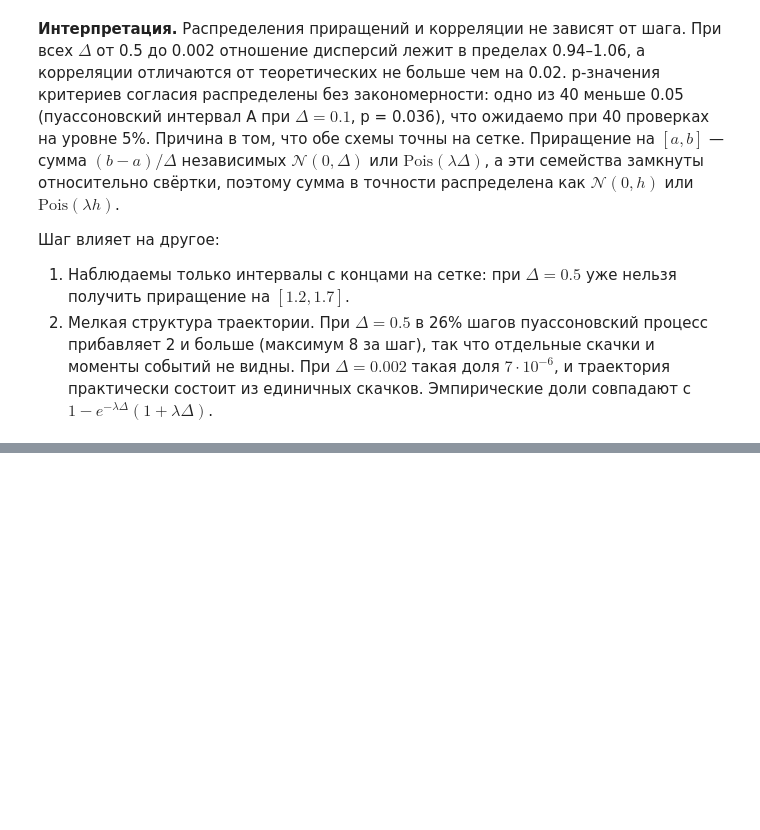
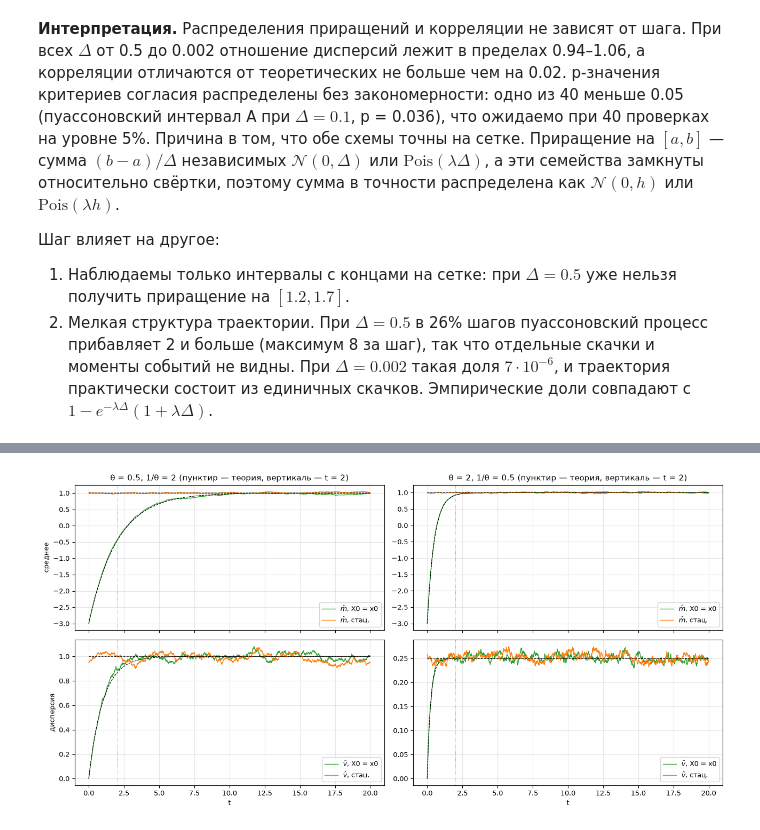
Before and after one commit to paulhowever/vr, a Jupyter notebook: lab1.ipynb, the cells around one changed output, grey strips where cells are left out. Drawn from its saved outputs; the diff is of its cells as text; code cells hidden in the pictures; blank space fills up the shorter version.

```diff
--- a/lab1.ipynb
+++ b/lab1.ipynb
@@ -694,0 +750,22 @@ pd.DataFrame(rows_j).set_index("Δ")
+# %%
+fig, axes = plt.subplots(2, 2, figsize=(13, 6.5), sharex=True)
+for c, th in enumerate(THETAS):
+    for init, x0 in INITS.items():
+        t, X = OU_RUNS[(th, 20.0, init)]
+        col = "C2" if x0 is not None else "C1"
+        axes[0, c].plot(t, X.mean(axis=0), color=col, lw=1, label=f"$\\hat m$, {init}")
+        axes[0, c].plot(t, ou_mean(t, th, OU_P["mu"], x0), "k--", lw=0.8)
+        axes[1, c].plot(t, X.var(axis=0, ddof=1), color=col, lw=1, label=f"$\\hat v$, {init}")
+        axes[1, c].plot(t, np.diag(ou_cov(t, t, th, OU_P["sigma"], x0)), "k--", lw=0.8)
+    for r in range(2):
+        axes[r, c].axvline(2.0, color="grey", lw=0.6, ls=":")
+    axes[0, c].set_title(f"θ = {th:g}, 1/θ = {1 / th:g} (пунктир — теория, вертикаль — t = 2)")
+    axes[1, c].set_xlabel("t")
+    axes[0, c].legend()
+    axes[1, c].legend()
+axes[0, 0].set_ylabel("среднее")
+axes[1, 0].set_ylabel("дисперсия")
+fig.tight_layout()
+plt.show()
+# %% [output]
+[figure, added]
```
Also changed, not shown: parts of 11 cells of this notebook.
